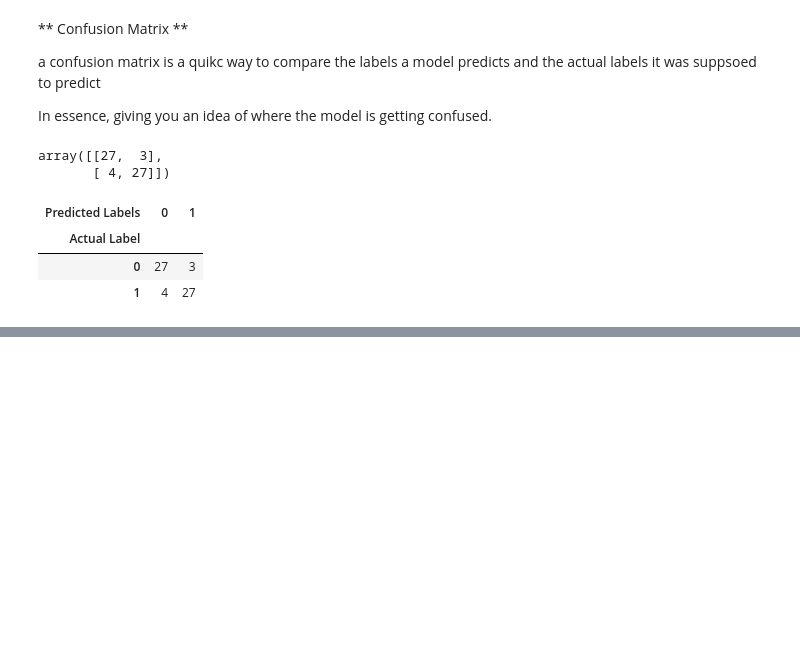
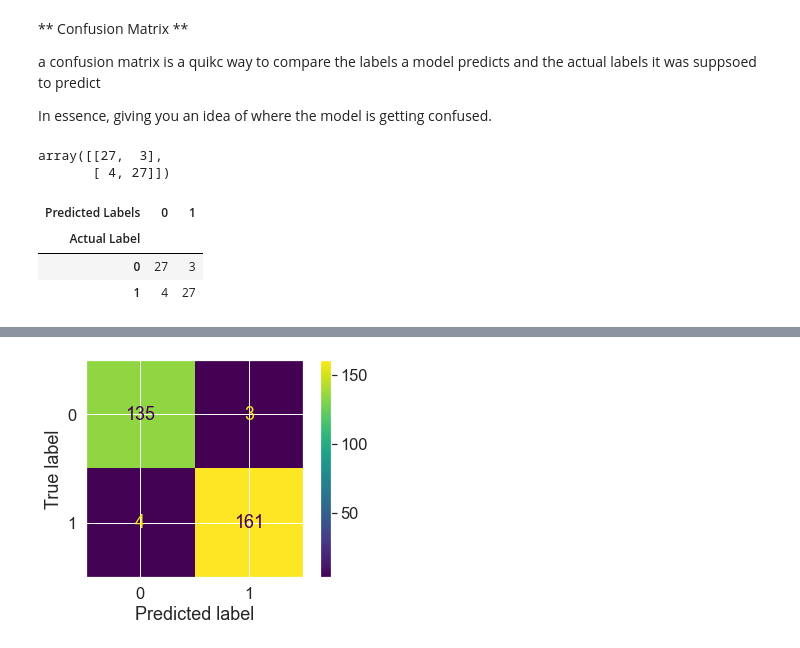
Before and after one commit to allanleung/ML-Projects, a Jupyter notebook: sample_project/intro-scikit-learn.ipynb, the cells around one changed output, grey strips where cells are left out. Drawn from its saved outputs; the diff is of its cells as text; code cells hidden in the pictures; blank space fills up the shorter version.

```diff
--- a/sample_project/intro-scikit-learn.ipynb
+++ b/sample_project/intro-scikit-learn.ipynb
@@ -1304,0 +1371,6 @@ pd.crosstab(y_test,
+# %%
+from sklearn.metrics import plot_confusion_matrix
+
+plot_confusion_matrix(clf, X, y);
+# %% [output]
+[figure, added]
```
Also changed, not shown: parts of 21 cells of this notebook, 1 other file.
